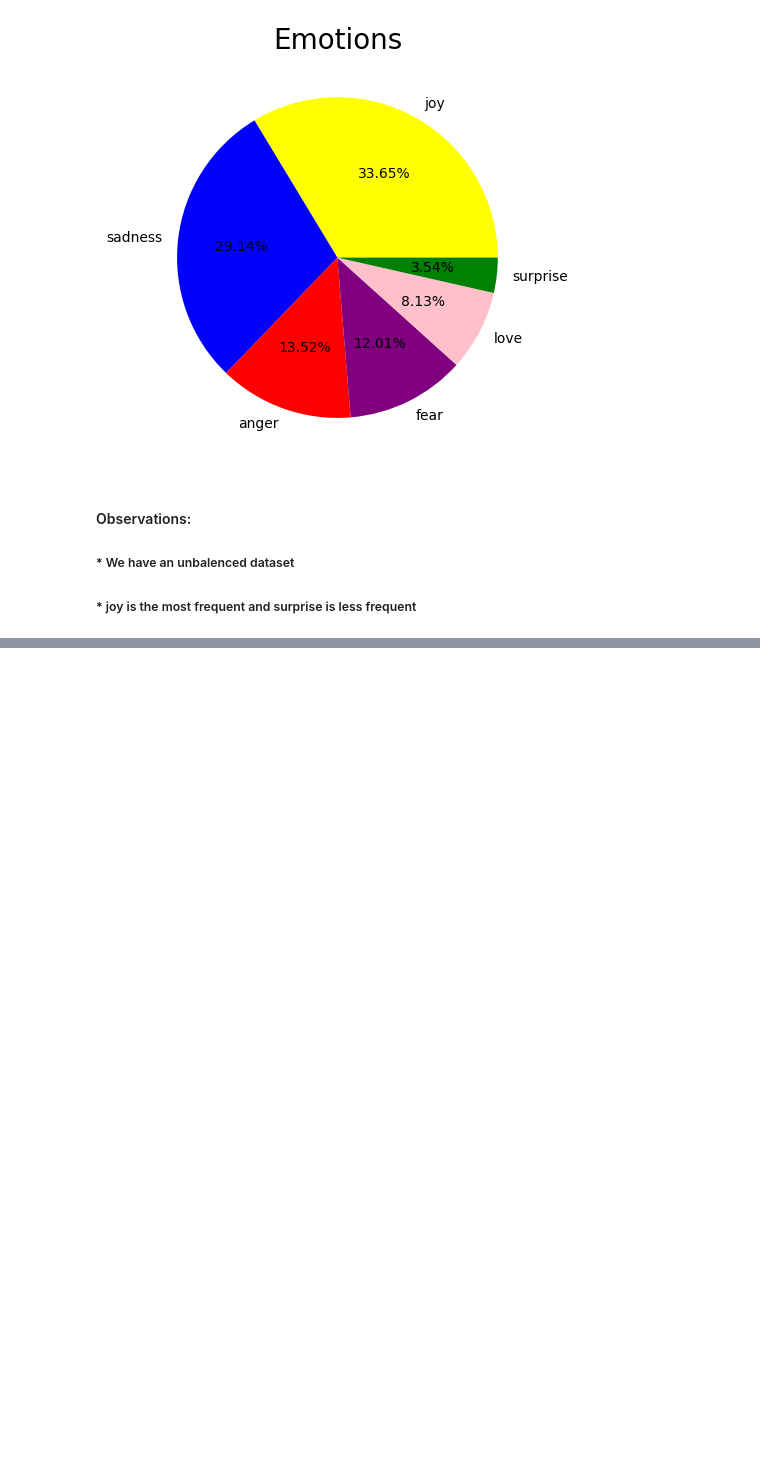
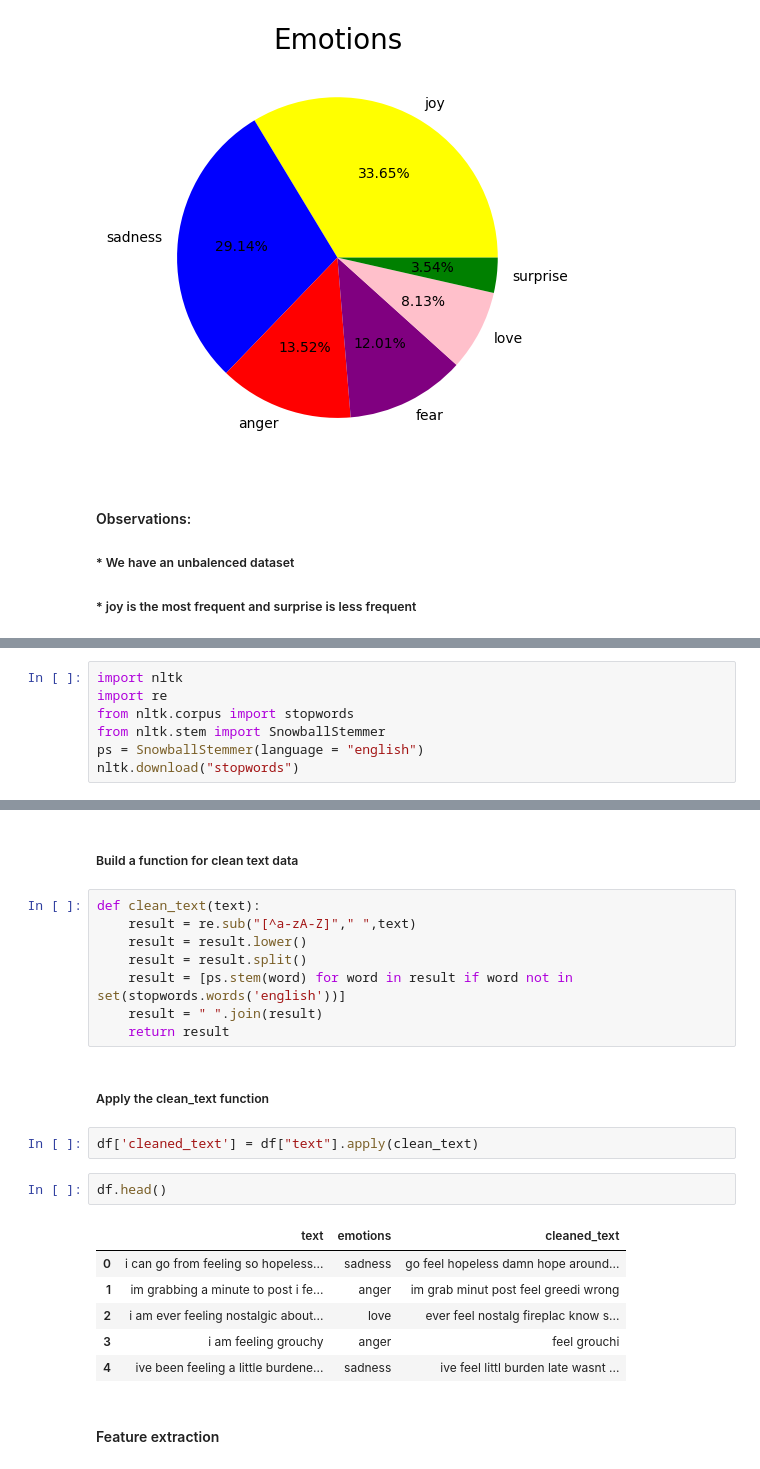
Before and after one commit to ravibalebilalu/emotions, a Jupyter notebook: research/eda.ipynb, the cells around one changed output, grey strips where cells are left out. Saved outputs shown, nothing was run; the diff lists cells and outputs as text; blank space fills up the shorter version.

```diff
--- a/research/eda.ipynb
+++ b/research/eda.ipynb
@@ -63,0 +100,7 @@ plt.axis("off")
+# %%
+import nltk
+import re
+from nltk.corpus import stopwords
+from nltk.stem import SnowballStemmer
+ps = SnowballStemmer(language = "english")
+nltk.download("stopwords")
@@ -63,0 +111,25 @@ plt.axis("off")
+# %% [markdown]
+<h5> Build a function for clean text data</h5>
+# %%
+def clean_text(text):
+    result = re.sub("[^a-zA-Z]"," ",text)
+    result = result.lower()
+    result = result.split()
+    result = [ps.stem(word) for word in result if word not in set(stopwords.words('english'))]
+    result = " ".join(result)
+    return result
+# %% [markdown]
+<h5>Apply the clean_text function</h5>
+# %%
+df['cleaned_text'] = df["text"].apply(clean_text)
+# %%
+df.head()
+# %% [output]
+|  | text | emotions | cleaned_text |
+| 0 | i can go from feeling so hopeless... | sadness | go feel hopeless damn hope around... |
+| 1 | im grabbing a minute to post i fe... | anger | im grab minut post feel greedi wrong |
+| 2 | i am ever feeling nostalgic about... | love | ever feel nostalg fireplac know s... |
+| 3 | i am feeling grouchy | anger | feel grouchi |
+| 4 | ive been feeling a little burdene... | sadness | ive feel littl burden late wasnt ... |
+# %% [markdown]
+<h4>Feature extraction</h4>
```
Also changed, not shown: parts of 7 cells of this notebook, 1 other file.
